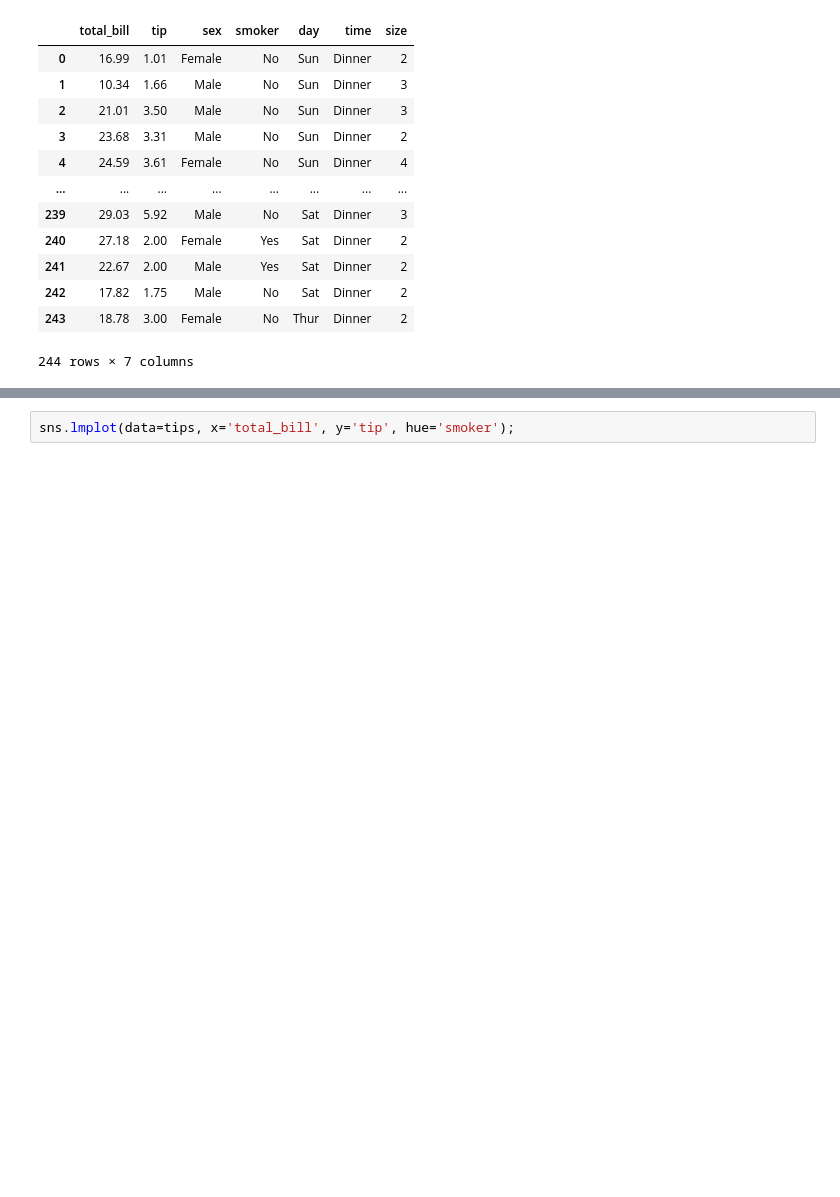
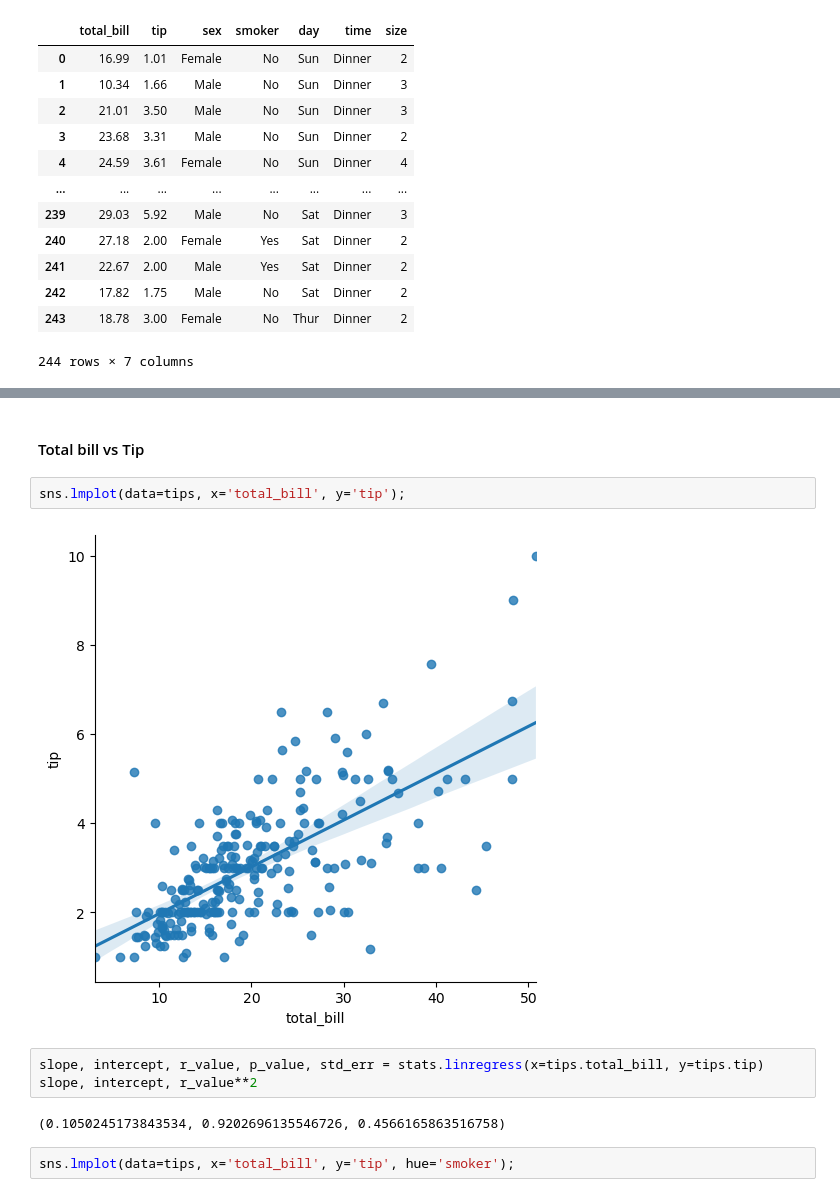
Before and after one commit to Ozxahmed/ML_DS_DL_Udemy_Course, a Jupyter notebook: s3_predictive_models.ipynb, the cells around one changed output, grey strips where cells are left out. Saved outputs shown, nothing was run; the diff lists cells and outputs as text; blank space fills up the shorter version.

```diff
--- a/s3_predictive_models.ipynb
+++ b/s3_predictive_models.ipynb
@@ -121,3 +143,14 @@ tips
+# %% [markdown]
+#### Total bill vs Tip
+# %%
+sns.lmplot(data=tips, x='total_bill', y='tip');
+# %% [output]
+[figure, added]
+# %%
+slope, intercept, r_value, p_value, std_err = stats.linregress(x=tips.total_bill, y=tips.tip)
+slope, intercept, r_value**2
+# %% [output]
+(0.1050245173843534, 0.9202696135546726, 0.4566165863516758)
 # %%
 sns.lmplot(data=tips, x='total_bill', y='tip', hue='smoker');
 # %% [output]
```
Also changed, not shown: parts of 14 cells of this notebook, 1 other file.
